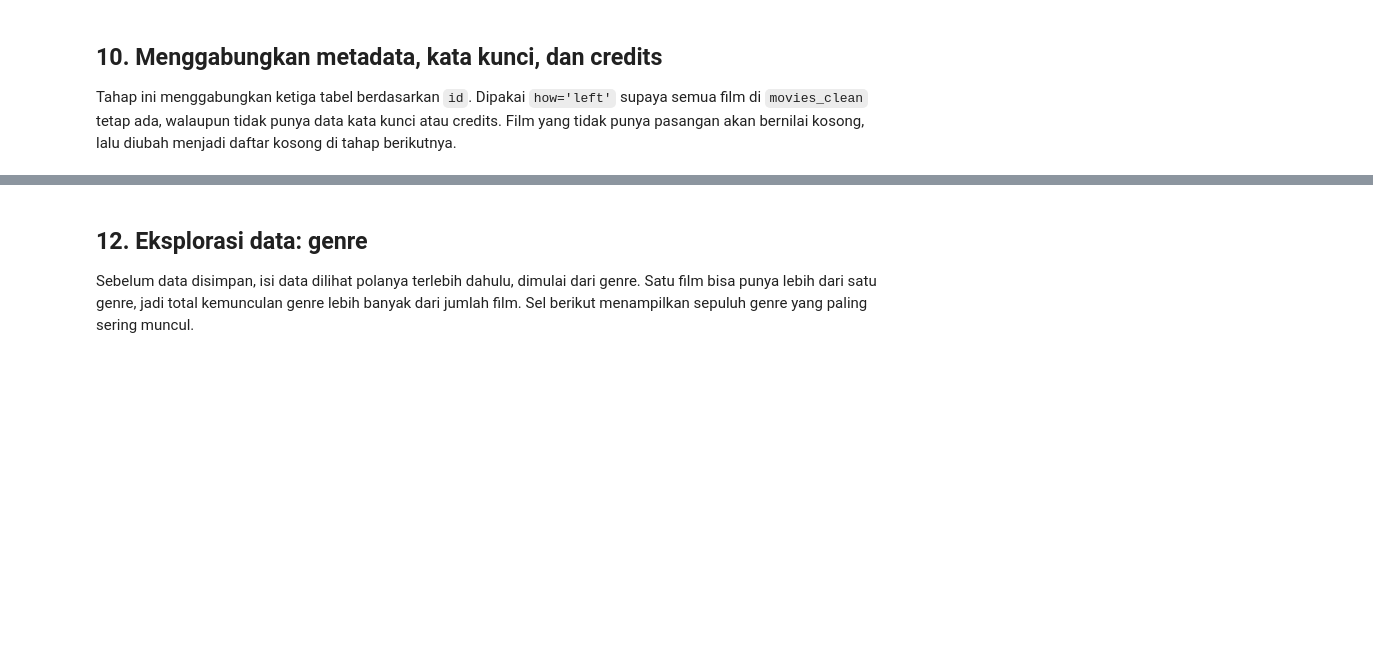
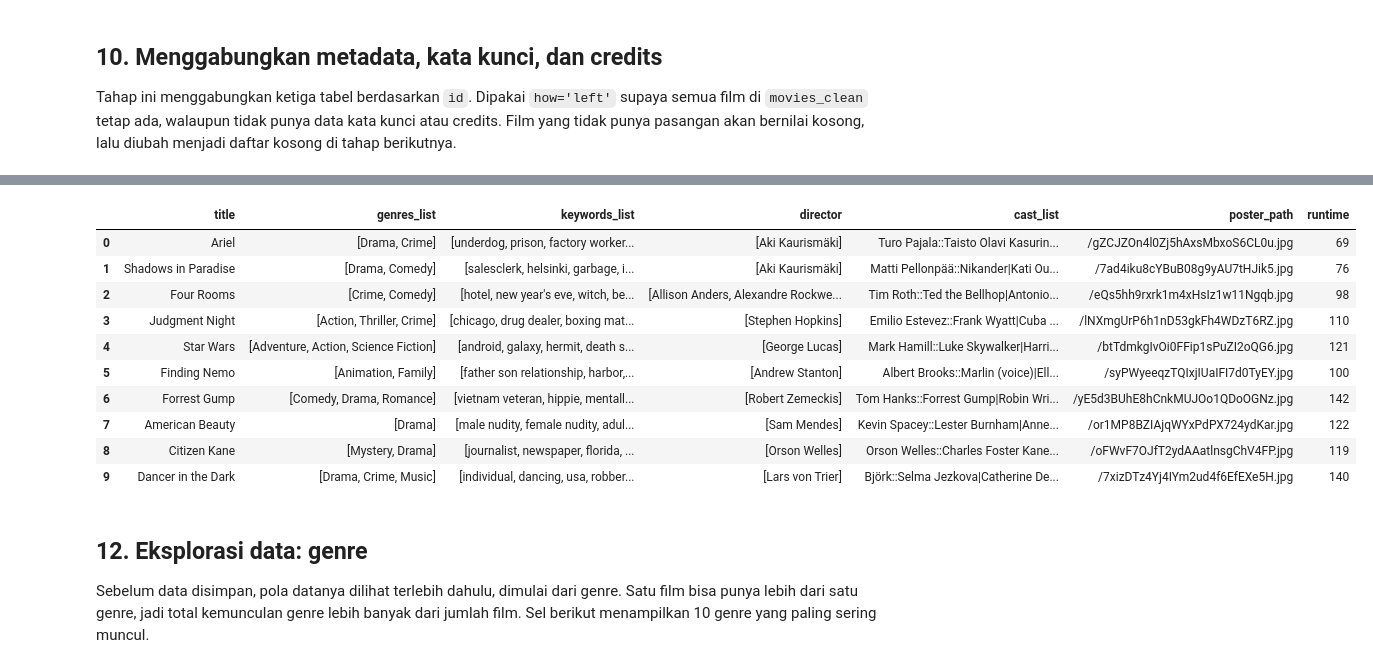
Before and after one commit to Bayu75/rekomendasi-film, a Jupyter notebook: notebooks/01_data_preprocessing.ipynb, the cells around one changed output, grey strips where cells are left out. Drawn from its saved outputs; the diff is of its cells as text; code cells hidden in the pictures; blank space fills up the shorter version.

Commit message:
feat: menambahkan kolom poster, runtime, cast dan menyaring film dewasa/belum rilis

```diff
--- a/notebooks/01_data_preprocessing.ipynb
+++ b/notebooks/01_data_preprocessing.ipynb
@@ -363,6 +454,17 @@ def gabung_crew(kumpulan):
     return str(list(hasil.values()))
 
 
+def gabung_cast(kumpulan):
+    """Menggabungkan data pemeran dari beberapa baris dengan ID yang sama."""
+    hasil = {}
+    for cast in kumpulan:
+        for orang in parse_list(cast):
+            if isinstance(orang, dict):
+                kunci = orang.get("credit_id") or str(orang)
+                hasil[kunci] = orang
+    return str(list(hasil.values()))
+
+
 credits_temp = df_credits.copy()
 credits_temp["id"] = pd.to_numeric(credits_temp["id"], errors="coerce")
 credits_temp = credits_temp.dropna(subset=["id"])
@@ -370,7 +472,7 @@ credits_temp["id"] = credits_temp["id"].astype("int64")
 
 print("\nMenggabungkan credits per ID (perlu waktu sejenak)...")
 credits_clean = credits_temp.groupby("id", as_index=False).agg(
-    {"cast": "first", "crew": gabung_crew}
+    {"cast": gabung_cast, "crew": gabung_crew}
 )
 
 print("===== CREDITS SETELAH CLEANING =====")
@@ -458,38 +600,97 @@ def extract_genres(value):
 
 
 def extract_keywords(value):
     data = parse_obj_list(value)
     return [
         item["name"]
         for item in data
         if isinstance(item, dict) and "name" in item
     ]
 
 
 def extract_director(value):
     data = parse_obj_list(value)
     nama = [
         item["name"]
         for item in data
         if isinstance(item, dict)
         and item.get("job") == "Director"
         and item.get("name")
     ]
     # Membuang nama sutradara yang berulang, dengan tetap mempertahankan urutan
     return list(dict.fromkeys(nama))
 
 
+def bersihkan_teks_cast(teks):
+    """Membuang spasi di pinggir, lalu mengganti '|' dan '::' agar pemisah tidak rusak."""
+    if teks is None or (isinstance(teks, float) and pd.isna(teks)):
+        return ""
+    hasil = str(teks).strip()
+    return hasil.replace("|", "/").replace("::", ":")
+
+
+def extract_cast_list(value, batas=6):
+    """Mengambil paling banyak 6 pemeran, diurutkan menurut field order."""
+    data = parse_obj_list(value)
+    pemeran = []
+    for indeks, item in enumerate(data):
+        if not isinstance(item, dict):
+            continue
+        nama = bersihkan_teks_cast(item.get("name"))
+        if not nama:
+            continue
+        peran = bersihkan_teks_cast(item.get("character"))
+        try:
+            urutan = int(item.get("order"))
+        except (TypeError, ValueError):
+            urutan = 10**9
+        pemeran.append((urutan, indeks, nama, peran))
+    pemeran.sort(key=lambda x: (x[0], x[1]))
+    # Peran kosong tetap memakai format Nama::
+    return "|".join(f"{nama}::{peran}" for _, _, nama, peran in pemeran[:batas])
+
+
+def rapikan_poster_path(value):
+    """Menyimpan path poster apa adanya setelah spasi dibuang; yang kosong menjadi NaN."""
+    if pd.isna(value):
+        return pd.NA
+    teks = str(value).strip()
+    if teks == "" or teks.lower() in {"nan", "none"}:
+        return pd.NA
+    return teks
+
+
 df_gabungan["genres_list"] = df_gabungan["genres"].apply(extract_genres)
 df_gabungan["keywords_list"] = df_gabungan["keywords"].apply(extract_keywords)
 df_gabungan["director"] = df_gabungan["crew"].apply(extract_director)
+df_gabungan["cast_list"] = df_gabungan["cast"].apply(extract_cast_list)
+df_gabungan["poster_path"] = df_gabungan["poster_path"].apply(rapikan_poster_path)
+df_gabungan["runtime"] = pd.to_numeric(df_gabungan["runtime"], errors="coerce")
+df_gabungan["runtime"] = df_gabungan["runtime"].mask(
+    df_gabungan["runtime"].isna() | (df_gabungan["runtime"] == 0)
+).astype("Int64")
 
 display(
-    df_gabungan[["title", "genres_list", "keywords_list", "director"]].head(10)
+    df_gabungan[
+        ["title", "genres_list", "keywords_list", "director", "cast_list", "poster_path", "runtime"]
+    ].head(10)
 )
+# %% [output]
+|  | title | genres_list | keywords_list | director | cast_list | poster_path | runtime |
+| 0 | Ariel | [Drama, Crime] | [underdog, prison, factory worker... | [Aki Kaurismäki] | Turo Pajala::Taisto Olavi Kasurin... | /gZCJZOn4l0Zj5hAxsMbxoS6CL0u.jpg | 69 |
+| 1 | Shadows in Paradise | [Drama, Comedy] | [salesclerk, helsinki, garbage, i... | [Aki Kaurismäki] | Matti Pellonpää::Nikander|Kati Ou... | /7ad4iku8cYBuB08g9yAU7tHJik5.jpg | 76 |
+| 2 | Four Rooms | [Crime, Comedy] | [hotel, new year's eve, witch, be... | [Allison Anders, Alexandre Rockwe... | Tim Roth::Ted the Bellhop|Antonio... | /eQs5hh9rxrk1m4xHsIz1w11Ngqb.jpg | 98 |
+| 3 | Judgment Night | [Action, Thriller, Crime] | [chicago, drug dealer, boxing mat... | [Stephen Hopkins] | Emilio Estevez::Frank Wyatt|Cuba ... | /lNXmgUrP6h1nD53gkFh4WDzT6RZ.jpg | 110 |
+| 4 | Star Wars | [Adventure, Action, Science Fiction] | [android, galaxy, hermit, death s... | [George Lucas] | Mark Hamill::Luke Skywalker|Harri... | /btTdmkgIvOi0FFip1sPuZI2oQG6.jpg | 121 |
+| 5 | Finding Nemo | [Animation, Family] | [father son relationship, harbor,... | [Andrew Stanton] | Albert Brooks::Marlin (voice)|Ell... | /syPWyeeqzTQIxjIUaIFI7d0TyEY.jpg | 100 |
+| 6 | Forrest Gump | [Comedy, Drama, Romance] | [vietnam veteran, hippie, mentall... | [Robert Zemeckis] | Tom Hanks::Forrest Gump|Robin Wri... | /yE5d3BUhE8hCnkMUJOo1QDoOGNz.jpg | 142 |
+| 7 | American Beauty | [Drama] | [male nudity, female nudity, adul... | [Sam Mendes] | Kevin Spacey::Lester Burnham|Anne... | /or1MP8BZIAjqWYxPdPX724ydKar.jpg | 122 |
+| 8 | Citizen Kane | [Mystery, Drama] | [journalist, newspaper, florida, ... | [Orson Welles] | Orson Welles::Charles Foster Kane... | /oFWvF7OJfT2ydAAatlnsgChV4FP.jpg | 119 |
+| 9 | Dancer in the Dark | [Drama, Crime, Music] | [individual, dancing, usa, robber... | [Lars von Trier] | Björk::Selma Jezkova|Catherine De... | /7xizDTz4Yj4IYm2ud4f6EfEXe5H.jpg | 140 |
 # %% [markdown]
 ## 12. Eksplorasi data: genre
 
-Sebelum data disimpan, isi data dilihat polanya terlebih dahulu, dimulai dari genre. Satu film bisa punya lebih dari satu genre, jadi total kemunculan genre lebih banyak dari jumlah film. Sel berikut menampilkan sepuluh genre yang paling sering muncul.
+Sebelum data disimpan, pola datanya dilihat terlebih dahulu, dimulai dari genre. Satu film bisa punya lebih dari satu genre, jadi total kemunculan genre lebih banyak dari jumlah film. Sel berikut menampilkan 10 genre yang paling sering muncul.
 # %%
 genre_counter = Counter(
     genre for genres in df_gabungan["genres_list"] for genre in genres
```
Also changed, not shown: parts of 35 cells of this notebook.
